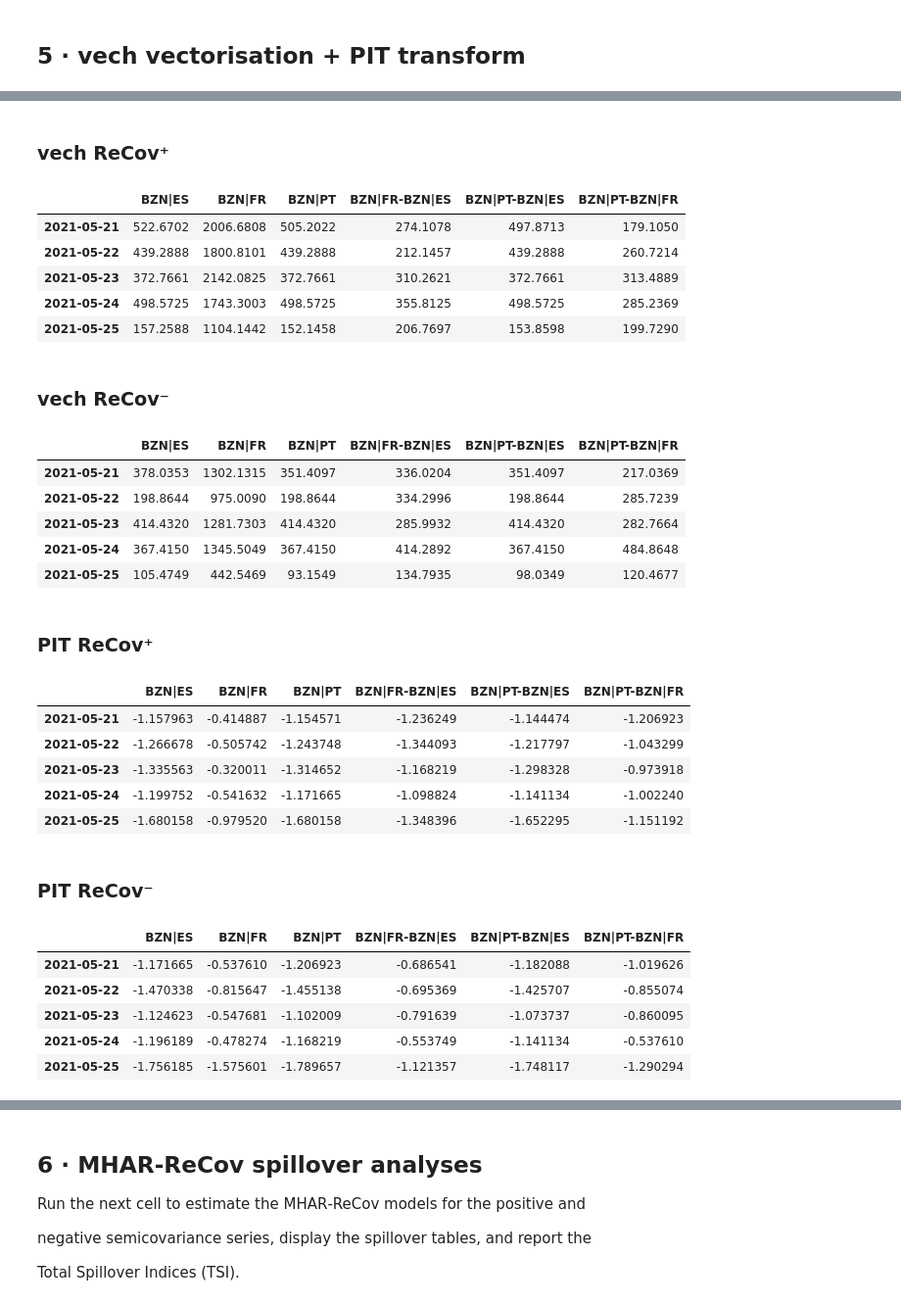
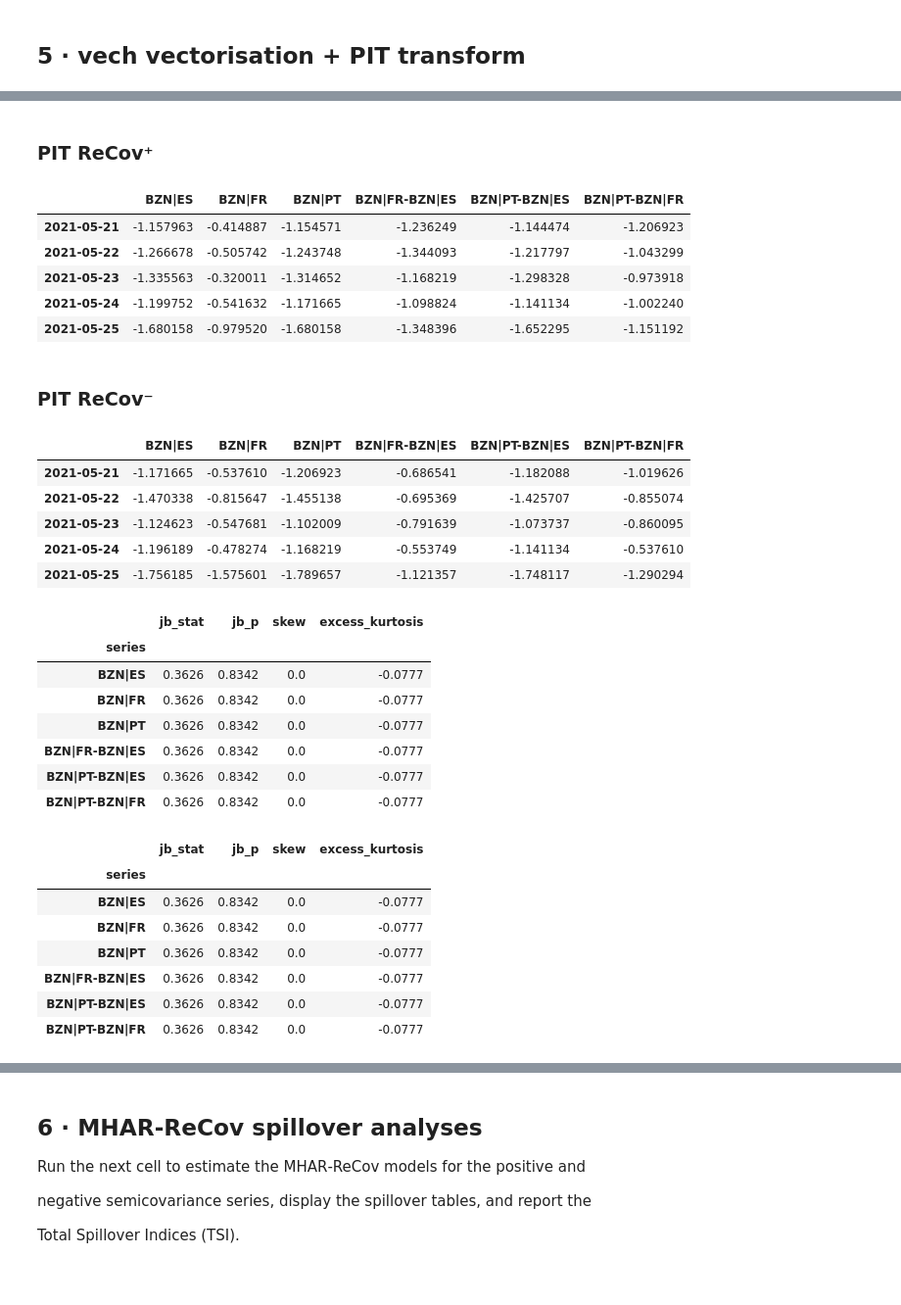
Before and after one commit to franrolotti/volatility-spillovers-methodology, a Jupyter notebook: 05_volatility_spillovers_semivariances.ipynb, the cells around one changed output, grey strips where cells are left out. Shown: that part at 98% size. Saved outputs shown, nothing was run; the diff lists cells and outputs as text; code cells hidden in the pictures; blank space fills up the shorter version.

```diff
--- a/05_volatility_spillovers_semivariances.ipynb
+++ b/05_volatility_spillovers_semivariances.ipynb
@@ -298,10 +374,4 @@ show("ReCov⁻ (first day)", neg)
 # %%
-# vech vectorisation ---------------------------------------------------------
-v_pos, labels = build_vech_dataframe(pos)
-v_neg, _      = build_vech_dataframe(neg)
-show("vech ReCov⁺", v_pos)
-show("vech ReCov⁻", v_neg)
-
 # PIT transform -------------------------------------------------------------
 pit_pos = pit_transform(v_pos)
 pit_neg = pit_transform(v_neg)
@@ -317,31 +387,38 @@ pit_neg.to_parquet(path_neg)
 with open(f"parquet_files/vech_labels_{get_area()}.json", "w") as f:
     json.dump(labels, f)
 # %% [output]
-### vech ReCov⁺
+### PIT ReCov⁺
 |  | BZN|ES | BZN|FR | BZN|PT | BZN|FR-BZN|ES | BZN|PT-BZN|ES | BZN|PT-BZN|FR |
-| 2021-05-21 | 522.6702 | 2006.6808 | 505.2022 | 274.1078 | 497.8713 | 179.1050 |
-| 2021-05-22 | 439.2888 | 1800.8101 | 439.2888 | 212.1457 | 439.2888 | 260.7214 |
-| 2021-05-23 | 372.7661 | 2142.0825 | 372.7661 | 310.2621 | 372.7661 | 313.4889 |
-| 2021-05-24 | 498.5725 | 1743.3003 | 498.5725 | 355.8125 | 498.5725 | 285.2369 |
-| 2021-05-25 | 157.2588 | 1104.1442 | 152.1458 | 206.7697 | 153.8598 | 199.7290 |
+| 2021-05-21 | -1.157963 | -0.414887 | -1.154571 | -1.236249 | -1.144474 | -1.206923 |
+| 2021-05-22 | -1.266678 | -0.505742 | -1.243748 | -1.344093 | -1.217797 | -1.043299 |
+| 2021-05-23 | -1.335563 | -0.320011 | -1.314652 | -1.168219 | -1.298328 | -0.973918 |
+| 2021-05-24 | -1.199752 | -0.541632 | -1.171665 | -1.098824 | -1.141134 | -1.002240 |
+| 2021-05-25 | -1.680158 | -0.979520 | -1.680158 | -1.348396 | -1.652295 | -1.151192 |
-### vech ReCov⁻
+### PIT ReCov⁻
 |  | BZN|ES | BZN|FR | BZN|PT | BZN|FR-BZN|ES | BZN|PT-BZN|ES | BZN|PT-BZN|FR |
-| 2021-05-21 | 378.0353 | 1302.1315 | 351.4097 | 336.0204 | 351.4097 | 217.0369 |
-| 2021-05-22 | 198.8644 | 975.0090 | 198.8644 | 334.2996 | 198.8644 | 285.7239 |
-| 2021-05-23 | 414.4320 | 1281.7303 | 414.4320 | 285.9932 | 414.4320 | 282.7664 |
-| 2021-05-24 | 367.4150 | 1345.5049 | 367.4150 | 414.2892 | 367.4150 | 484.8648 |
-| 2021-05-25 | 105.4749 | 442.5469 | 93.1549 | 134.7935 | 98.0349 | 120.4677 |
+| 2021-05-21 | -1.171665 | -0.537610 | -1.206923 | -0.686541 | -1.182088 | -1.019626 |
+| 2021-05-22 | -1.470338 | -0.815647 | -1.455138 | -0.695369 | -1.425707 | -0.855074 |
+| 2021-05-23 | -1.124623 | -0.547681 | -1.102009 | -0.791639 | -1.073737 | -0.860095 |
+| 2021-05-24 | -1.196189 | -0.478274 | -1.168219 | -0.553749 | -1.141134 | -0.537610 |
+| 2021-05-25 | -1.756185 | -1.575601 | -1.789657 | -1.121357 | -1.748117 | -1.290294 |
-### PIT ReCov⁺
-|  | BZN|ES | BZN|FR | BZN|PT | BZN|FR-BZN|ES | BZN|PT-BZN|ES | BZN|PT-BZN|FR |
-| 2021-05-21 | -1.157963 | -0.414887 | -1.154571 | -1.236249 | -1.144474 | -1.206923 |
-| 2021-05-22 | -1.266678 | -0.505742 | -1.243748 | -1.344093 | -1.217797 | -1.043299 |
-| 2021-05-23 | -1.335563 | -0.320011 | -1.314652 | -1.168219 | -1.298328 | -0.973918 |
-| 2021-05-24 | -1.199752 | -0.541632 | -1.171665 | -1.098824 | -1.141134 | -1.002240 |
-| 2021-05-25 | -1.680158 | -0.979520 | -1.680158 | -1.348396 | -1.652295 | -1.151192 |
-### PIT ReCov⁻
-|  | BZN|ES | BZN|FR | BZN|PT | BZN|FR-BZN|ES | BZN|PT-BZN|ES | BZN|PT-BZN|FR |
-| 2021-05-21 | -1.171665 | -0.537610 | -1.206923 | -0.686541 | -1.182088 | -1.019626 |
-| 2021-05-22 | -1.470338 | -0.815647 | -1.455138 | -0.695369 | -1.425707 | -0.855074 |
-| 2021-05-23 | -1.124623 | -0.547681 | -1.102009 | -0.791639 | -1.073737 | -0.860095 |
-| 2021-05-24 | -1.196189 | -0.478274 | -1.168219 | -0.553749 | -1.141134 | -0.537610 |
-| 2021-05-25 | -1.756185 | -1.575601 | -1.789657 | -1.121357 | -1.748117 | -1.290294 |
+# %%
+jb_post_pos = jb_summary(pit_pos)
+jb_post_neg = jb_summary(pit_neg)
+display(jb_post_pos, jb_post_neg)
+# %% [output]
+|  | jb_stat | jb_p | skew | excess_kurtosis |
+| series |  |  |  |  |
+| BZN|ES | 0.3626 | 0.8342 | 0.0 | -0.0777 |
+| BZN|FR | 0.3626 | 0.8342 | 0.0 | -0.0777 |
+| BZN|PT | 0.3626 | 0.8342 | 0.0 | -0.0777 |
+| BZN|FR-BZN|ES | 0.3626 | 0.8342 | 0.0 | -0.0777 |
+| BZN|PT-BZN|ES | 0.3626 | 0.8342 | 0.0 | -0.0777 |
+| BZN|PT-BZN|FR | 0.3626 | 0.8342 | 0.0 | -0.0777 |
+|  | jb_stat | jb_p | skew | excess_kurtosis |
+| series |  |  |  |  |
+| BZN|ES | 0.3626 | 0.8342 | 0.0 | -0.0777 |
+| BZN|FR | 0.3626 | 0.8342 | 0.0 | -0.0777 |
+| BZN|PT | 0.3626 | 0.8342 | 0.0 | -0.0777 |
+| BZN|FR-BZN|ES | 0.3626 | 0.8342 | 0.0 | -0.0777 |
+| BZN|PT-BZN|ES | 0.3626 | 0.8342 | 0.0 | -0.0777 |
+| BZN|PT-BZN|FR | 0.3626 | 0.8342 | 0.0 | -0.0777 |
```
Also changed, not shown: parts of 4 cells of this notebook, 1 other file.
